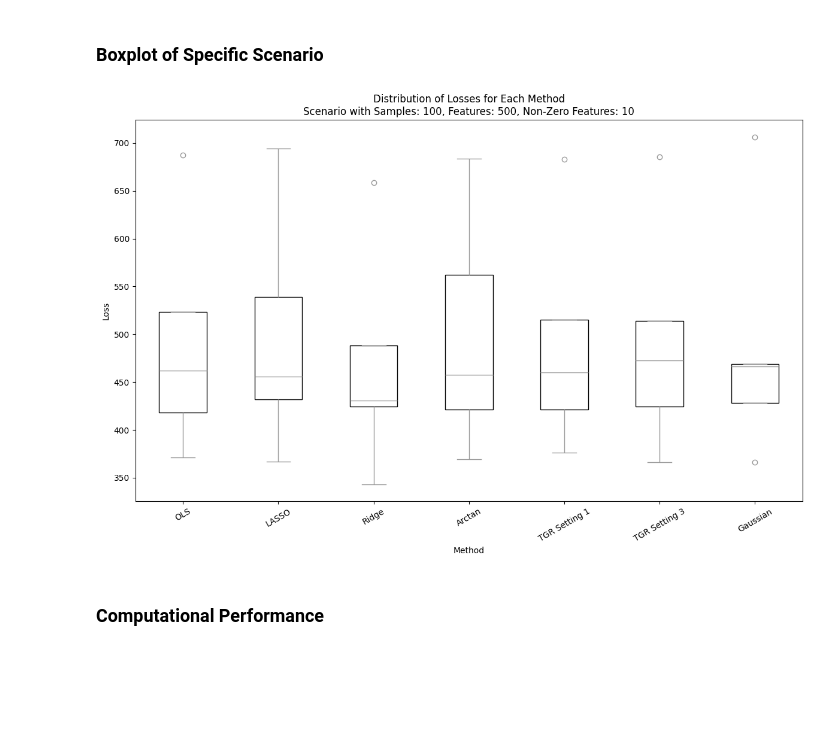
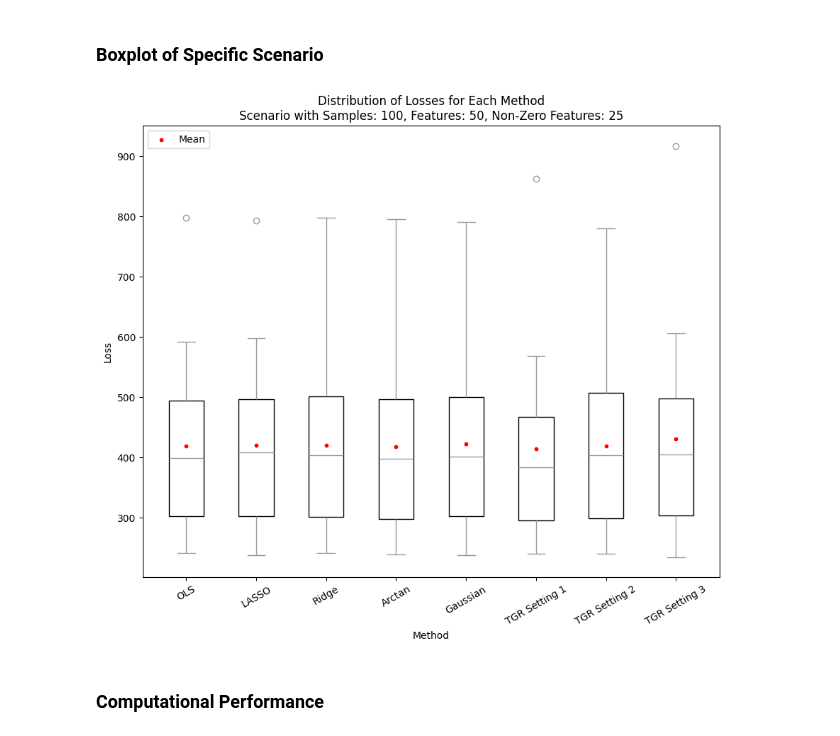
Before and after one commit to therealLucasPaul/MScThesis_Econ, a Jupyter notebook: 02_simulation/simulation_plots.ipynb, the cells around one changed output. Cells and saved outputs as stored; diff of their text form; code cells hidden in the pictures; blank space fills up the shorter version.

```diff
--- a/02_simulation/simulation_plots.ipynb
+++ b/02_simulation/simulation_plots.ipynb
@@ -30,7 +30,7 @@ import os
 import pandas as pd
 
 # Placeholder for the folder path
-folder_path = 'Simulation_20240815_131202_Final'
+folder_path = 'Final Files'
 
 # Initialize an empty list to store the results
 results = []
@@ -214,45 +172,38 @@ Adjusted file saved to outputtable_adjusted.txt
 # %%
 import os
 import pandas as pd
 import matplotlib.pyplot as plt
 import seaborn as sns
 
-def plot_boxplots_for_scenario(samples, features, non_zero_features, original_folder_path, gaussian_folder_path):
+def plot_boxplots_for_scenario(samples, features, non_zero_features, original_folder_path):
     # Construct the file name based on the scenario parameters
     file_name = f"{samples}_{features}_{non_zero_features}.xlsx"
 
     # Load the original data
     original_file_path = os.path.join(original_folder_path, file_name)
     original_df = pd.read_excel(original_file_path)
 
-    # Check if the Gaussian data needs to be replaced
-    gaussian_file_path = os.path.join(gaussian_folder_path, file_name)
-    if os.path.exists(gaussian_file_path):
-        gaussian_df = pd.read_excel(gaussian_file_path)
-        # Extract only the Gaussian rows
-        gaussian_data = gaussian_df[gaussian_df['Name'] == 'Gaussian']
+    # Plot the boxplots for each method
+    plt.figure(figsize=(9, 8))
+    sns.boxplot(x='Name', y='Loss', data=original_df, color='white', width=0.5, boxprops=dict(facecolor='none', edgecolor='black'))
 
-        # Remove the old Gaussian data from the original dataframe
-        original_df = original_df[original_df['Name'] != 'Gaussian']
+    # Add mean lines
+    means = original_df.groupby('Name')['Loss'].mean().reset_index()
+    sns.scatterplot(x='Name', y='Loss', data=means, color='red', marker='.', s=100, label='Mean')
 
-        # Append the correct Gaussian data
-        original_df = pd.concat([original_df, gaussian_data])
 
-    # Plot the boxplots for each method
-    plt.figure(figsize=(12, 8))
-    sns.boxplot(x='Name', y='Loss', data=original_df, color='white', width=0.5, boxprops=dict(facecolor='none', edgecolor='black'))
     plt.title(f"Distribution of Losses for Each Method\nScenario with Samples: {samples}, Features: {features}, Non-Zero Features: {non_zero_features}")
     plt.xlabel("Method")
     plt.ylabel("Loss")
     plt.xticks(rotation=30)
     plt.tight_layout()
-    plt.savefig(f"021_simulation_figures/Scenarion_100_200_20.png")
+    plt.savefig(f"021_simulation_figures/Boxplot_Scenario_{samples}_{features}_{non_zero_features}.png")
     plt.show()
 
 # Example usage:
-plot_boxplots_for_scenario(100, 200, 20, 'Simulation_20240815_131202_Final', 'Simulation_20240822_Gaussian')
+plot_boxplots_for_scenario(100, 50, 25, 'Final Files')
 # %% [output]
-[figure, old version]
+[figure, new version]
 # %% [markdown]
 ### Computational Performance
 # %%
```
Also changed, not shown: parts of 7 cells of this notebook, 27 other files.
